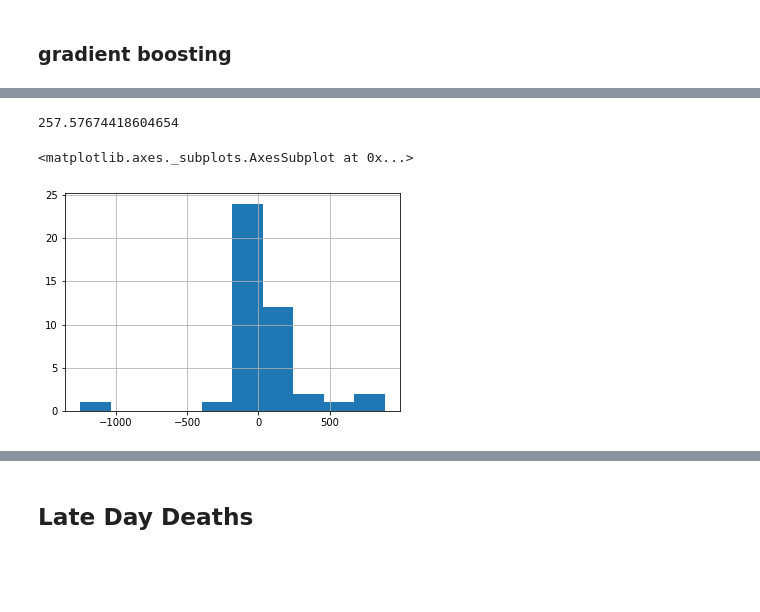
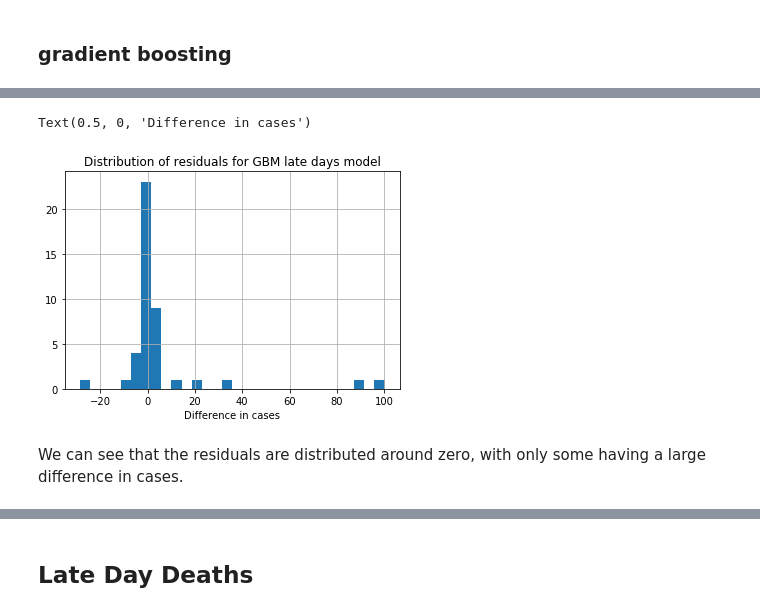
Before and after one commit to TianyuanCai/covid19, a Jupyter notebook: model/trees-writeup2.ipynb, the cells around one changed output, grey strips where cells are left out. Cells and saved outputs as stored; diff of their text form; code cells hidden in the pictures; blank space fills up the shorter version.

```diff
--- a/model/trees-writeup2.ipynb
+++ b/model/trees-writeup2.ipynb
@@ -480,13 +475,13 @@ y.hist(bins = 30)
-# %%
-y.mean()
-# %% [output]
-257.57674418604654
-# %%
-residuals = y_pred - y_test
-residuals.hist()
-# %% [output]
-<matplotlib.axes._subplots.AxesSubplot at 0x...>
-[figure, removed]
+# %%
+residuals = y_pred - y_test
+residuals.hist(bins = 30);
+plt.title("Distribution of residuals for GBM late days model")
+plt.xlabel("Difference in cases")
+# %% [output]
+Text(0.5, 0, 'Difference in cases')
+[figure, added]
+# %% [markdown]
+We can see that the residuals are distributed around zero, with only some having a large difference in cases.
 # %%
 plt.scatter(x=y_pred, y = y_test)
 #plt.yscale("log")
```
Also changed, not shown: parts of 22 cells of this notebook.
